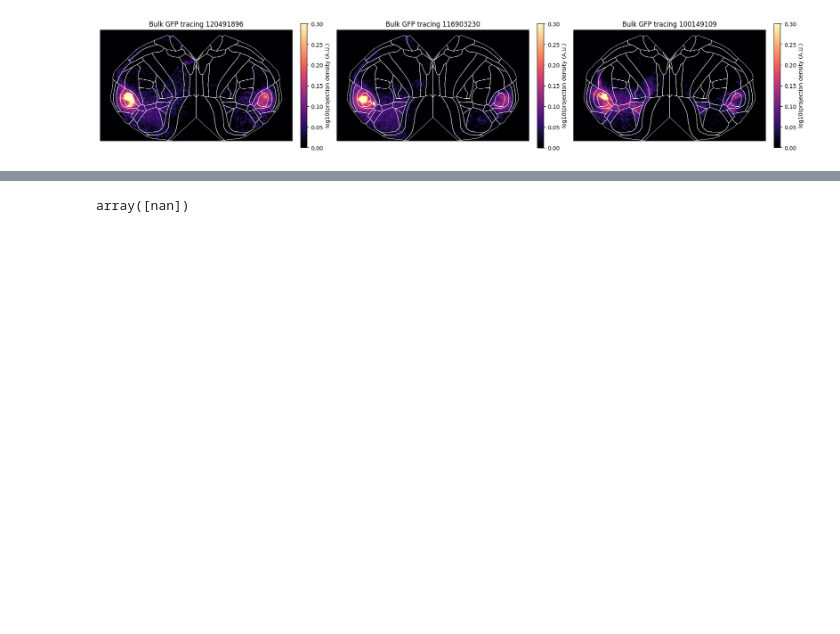
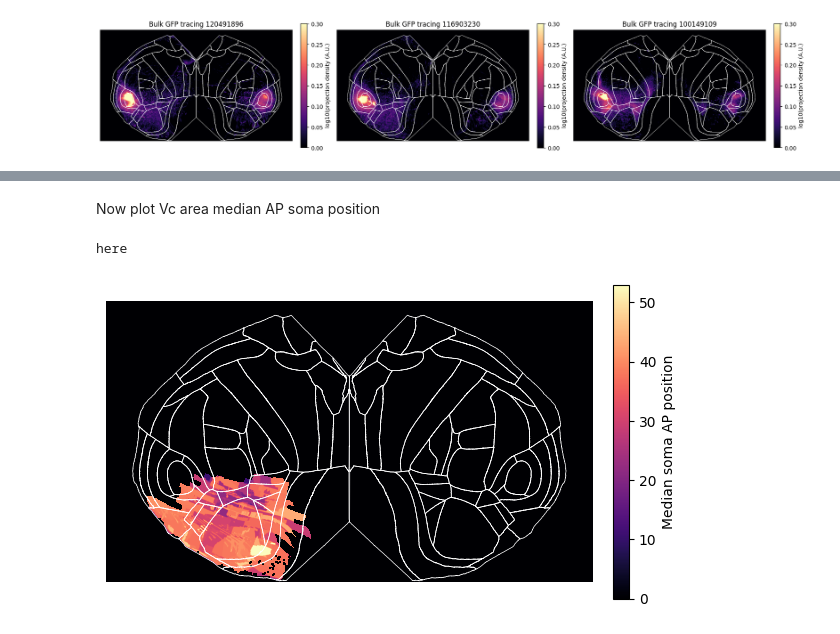
Before and after one commit to znamlab/MAPseq_processing, a Jupyter notebook: final_processing/fig_2_and_S3_mean_mapseq_allen_flatmaps.ipynb, the cells around one changed output, grey strips where cells are left out. Saved outputs shown, nothing was run; the diff lists cells and outputs as text; code cells hidden in the pictures; blank space fills up the shorter version.

```diff
--- a/final_processing/fig_2_and_S3_mean_mapseq_allen_flatmaps.ipynb
+++ b/final_processing/fig_2_and_S3_mean_mapseq_allen_flatmaps.ipynb
@@ -479,0 +528,2 @@ NameError: name 'no_soma_dict' is not defined
+# %% [markdown]
+Now plot Vc area median AP soma position
@@ -480,54 +724,43 @@ NameError: name 'no_soma_dict' is not defined
+# %%
+arrays = list(vis_roi_dict.values())
+bool_arrays = [(arr > 0) for arr in arrays]
+combined_bool_any = np.any(bool_arrays, axis=0)
+coords = np.argwhere(combined_bool_any)
+sample_3d = np.full(sample_3d.shape, np.nan, dtype=float)
+for (i, j, k) in coords:
+    value_list = []
+    for mouse in mice:
+        roi_to_look = roi_dict[mouse]
+        sample = roi_to_look[i, j, k]
+        if sample>0:
+            list_of_pos = all_AP_dict[mouse][sample].to_list()
+            if len(list_of_pos)>0:
+                value_list.extend(list_of_pos)
+    sample_3d[i, j, k] = np.median(value_list)
 # %%
-
-all_mice_normalized = []
-
-# Iterate through mice and normalise to max projection
-for mouse in mice:
-    ROI_projection_max = proj_top.project_volume(roi_dict[mouse])
-    barcodes_across_sample = barcodes_dict[mouse]
-    barcode_matrix = np.zeros(
-        (
-            len(barcodes_across_sample),
-            int(max(barcodes_across_sample.columns.to_list())) + 1,
-        )
-    )
-    for column in barcodes_across_sample:
-        barcode_matrix[:, int(column)] = barcodes_across_sample[column].to_numpy()
-    total_counts = np.sum(barcode_matrix, axis=0)
-    total_counts[0] = -1
-    raw_data = np.log10(1 + total_counts[ROI_projection_max.astype(int)]).T
-
-    valid_data = raw_data[raw_data >= 0]
-    mean = np.mean(valid_data)
-    std = np.std(valid_data)
-    z_normalized = (raw_data - mean) / std
-    z_normalized[raw_data < 0] = np.nan
-
-
-    all_mice_normalized.append(z_normalized)
-
-all_mice_array = np.stack(all_mice_normalized, axis=0)
-
-mean_z_normalized = np.nanmean(all_mice_array, axis=0)
-mean_z_normalized = np.flip(mean_z_normalized, axis=1) # since process of turning into flatmap flips orientation, we make it same as it should be
+clean_volume = np.nan_to_num(sample_3d, nan=-np.inf)
+clean_volume_max = proj_top.project_volume(clean_volume)
+to_look = clean_volume_max.T
+to_look = np.flip(to_look, axis=1)
 fig, ax = plt.subplots(figsize=(6, 6))
 
 cmap = plt.cm.get_cmap("magma").copy()
 cmap.set_bad(color=[0.3, 0.3, 0.3, 1])  #
 
-im = ax.imshow(mean_z_normalized, cmap=cmap)
+im = ax.imshow(to_look, cmap=cmap, vmin=0, vmax= clean_volume_max.max())
 ax.axis("off")
 
-fig.colorbar(im, ax=ax, label="Mean Z-scored log10(projection strength)", fraction=0.03, pad=0.04)
-
-for k, boundary_coords in new_left_bound_dict.items():
+fig.colorbar(im, ax=ax, label="Median soma AP position", fraction=0.03, pad=0.04)
+print('here', flush=True)
+for l, boundary_coords in bf_left_boundaries.items():
     ax.plot(*boundary_coords.T, c="white", lw=0.5)
-for k, boundary_coords in new_right_bound_dict.items():
+for l, boundary_coords in bf_right_boundaries.items():
     ax.plot(*boundary_coords.T, c="white", lw=0.5)
 
 #ax.set_title("Mean Z-scored log10(projection strength)")
 
 plt.tight_layout()
 plt.show()
 # %% [output]
-array([nan])
+here
+[figure, added]
```
Also changed, not shown: parts of 13 cells of this notebook, 6 other files.
